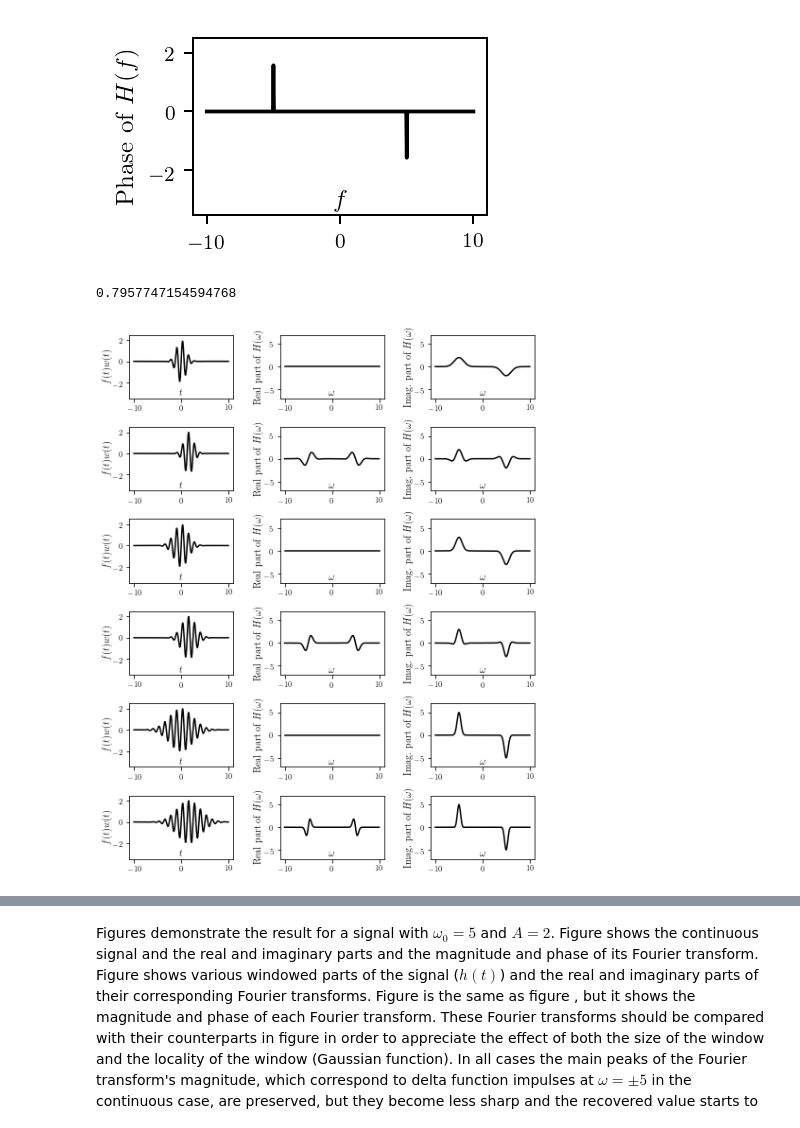
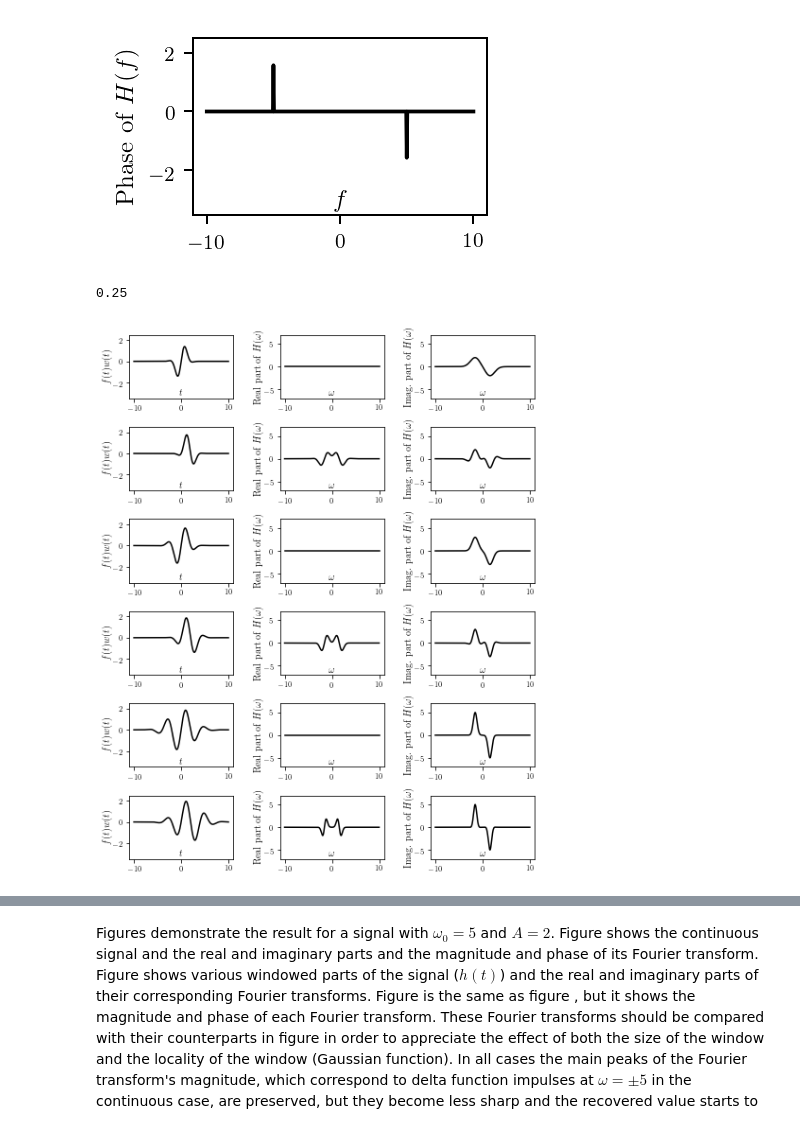
Before and after one commit to CVMethods/thesis_notebooks, a Jupyter notebook: Image spectral decomposition for texture analysis.ipynb, the cells around one changed output, grey strips where cells are left out. Saved outputs shown, nothing was run; the diff lists cells and outputs as text; code cells hidden in the pictures.

```diff
--- a/Image spectral decomposition for texture analysis.ipynb
+++ b/Image spectral decomposition for texture analysis.ipynb
@@ -281,15 +531,13 @@ Text(0,0.5,'Phase of $H(f)$')
 [figure]
 [figure]
 [figure]
-# %%
-5/(2*np.pi)
-# %% [output]
-0.7957747154594768
 # %%
 # Plot n. 2  windowed (gaussian) sin signal and its fourier components
 A = 2.
-omega = 5.
-freq = 1.25
+omega = 1.
+freq = f_0#
+omega = 2*np.pi*freq
+print freq
 t = np.linspace(start=-10, stop=10, endpoint=True, num=501)
 f = A * np.sin(omega * t)
 
@@ -301,35 +549,36 @@ fig, ax = plt.subplots(6, 3, figsize=(figure_size[0], figure_size[1]+0.5))
 ff = 0
 for jj in range(len(sigma)):
     for ii in range(len(t0)):
 
         g = np.exp(-(t-t0[ii])**2/(2*sigma[jj]**2))
         h = f*g
 
         const = (A*sigma[jj]*np.sqrt(np.pi))/np.sqrt(np.pi)
         exp_const_neg = np.exp(-((sigma[jj]**2 * (omega-t)**2)/2.) + 1j*t0[ii]*((omega-t)))
         exp_const_pos = np.exp(-((sigma[jj]**2 * (omega+t)**2)/2.) - 1j*t0[ii]*((omega+t)) )
         H = -1j*const * exp_const_neg + 1j*const * exp_const_pos
 
         ax[ff, 0].plot(t, h, 'k')
         ax[ff, 0].set_ylim(-3.5, 2.5)
         ax[ff, 0].set_xlabel(r'$t$', labelpad=-25)
         ax[ff, 0].set_ylabel(r'$f(t)w(t)$', labelpad=0.1)
 
         ax[ff, 1].plot(t, np.real(H), 'k')
         ax[ff, 1].set_ylim(-7, 7)
         ax[ff, 1].set_xlabel(r'$\omega$', labelpad=-25)
         ax[ff, 1].set_ylabel(r'Real part of $H(\omega)$', labelpad=0.1)
 
         ax[ff, 2].plot(t, np.imag(H), 'k')
         ax[ff, 2].set_ylim(-7, 7)
         ax[ff, 2].set_xlabel(r'$\omega$', labelpad=-25)
         ax[ff, 2].set_ylabel(r'Imag. part of $H(\omega)$', labelpad=0.1)
         ff += 1
 
 fig.subplots_adjust(top=0.92, bottom=0.08, left=0.10, right=0.95, hspace=0.45, wspace=0.45)
-# plt.savefig(output_dir + 'sin_gauss_real_imag.pdf', format='pdf', bbox_inches='tight')
+# plt.savefig(outdir + 'sin_gauss_real_imag.pdf', format='pdf', bbox_inches='tight')
 # %% [output]
+0.25
-[figure, old version]
+[figure, new version]
 # %%
 fig, ax = plt.subplots(6, 3, figsize=(figure_size[0], figure_size[1]+0.5))
 ff = 0
```
Also changed, not shown: parts of 17 cells of this notebook, 1 other file.
